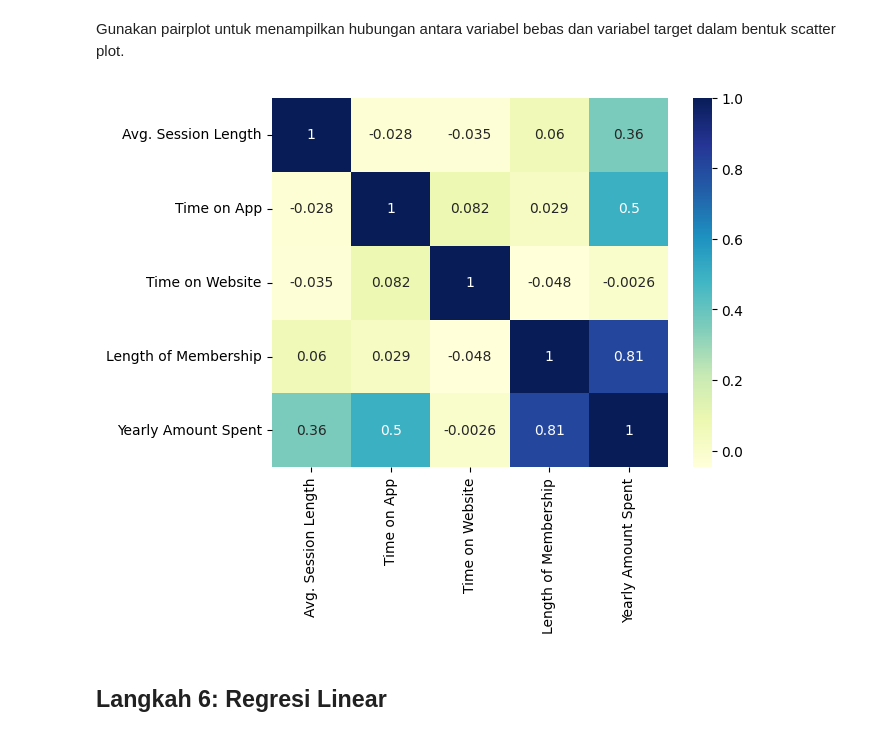
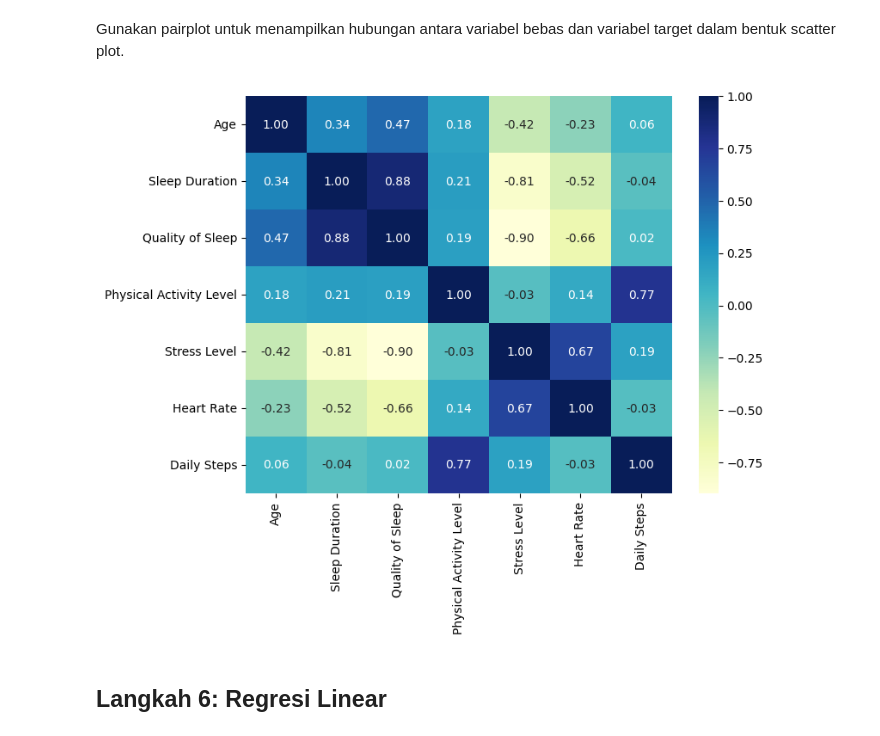
Before and after one commit to Aisyaaswy/Pemrograman_Mesin, a Jupyter notebook: jobsheet_7/praktikum_1.ipynb, the cells around one changed output. Cells and saved outputs as stored; diff of their text form; code cells hidden in the pictures.

```diff
--- a/jobsheet_7/praktikum_1.ipynb
+++ b/jobsheet_7/praktikum_1.ipynb
@@ -16,7 +16,7 @@ Import library NumPy dan Pandas yang digunakan untuk manipulasi data.
 ## **Langkah 3: Baca Data**
 # %%
 # baca data dari file CSV
-data = pd.read_csv('dataset.csv')
+data = pd.read_csv('Sleep_health_and_lifestyle_dataset.csv')
 # %% [markdown]
 Baca data dari file CSV dengan menggunakan Pandas.
 # %% [markdown]
@@ -78,9 +89,12 @@ plt.show()
 # %% [markdown]
 Gunakan pairplot untuk menampilkan hubungan antara variabel bebas dan variabel target dalam bentuk scatter plot.
 # %%
-sns.heatmap(data.select_dtypes(include=['float64', 'int64']).corr(), cmap="YlGnBu", annot=True)
+# Heatmap korelasi khusus kolom numerik (mengecualikan Person ID)
+numeric_data = data.select_dtypes(include=['float64', 'int64']).drop(columns=['Person ID'], errors='ignore')
+plt.figure(figsize=(8, 6))
+sns.heatmap(numeric_data.corr(), cmap="YlGnBu", annot=True, fmt=".2f")
 plt.show()
 # %% [output]
-[figure, old version]
+[figure, new version]
 # %% [markdown]
 ## **Langkah 6: Regresi Linear**
```
Also changed, not shown: parts of 11 cells of this notebook.
